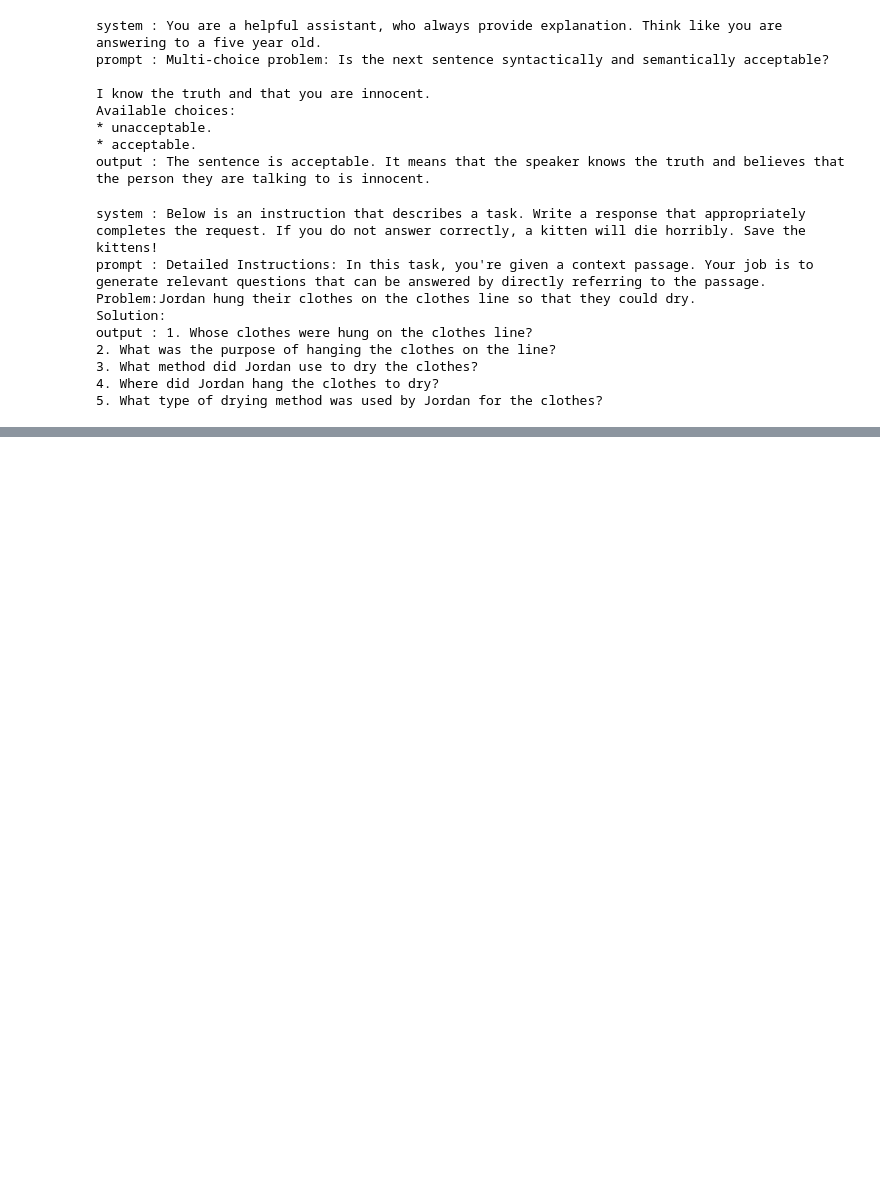
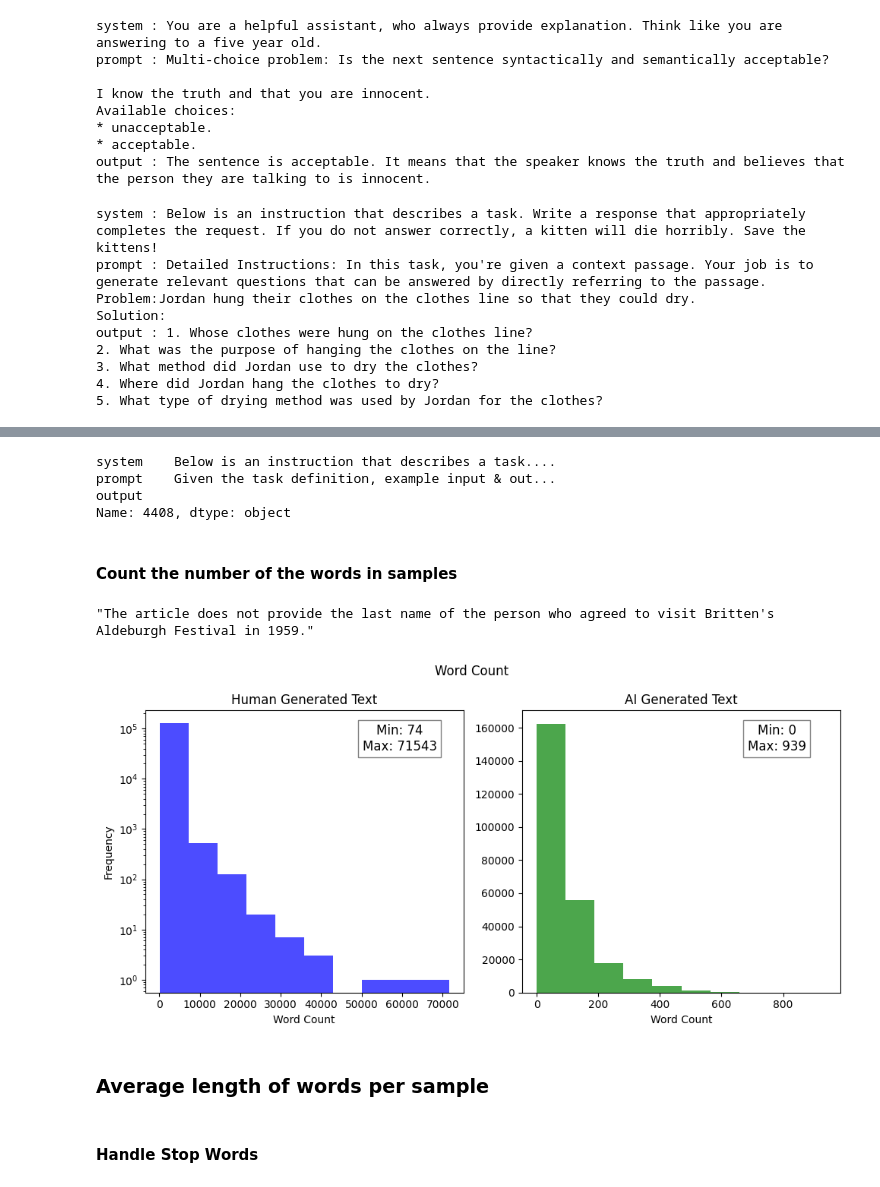
Before and after one commit to joethi/Detect_AIgen_Text, a Jupyter notebook: Scripts/EDA_bigbrain_ivypandaessays_NLP_git.ipynb, the cells around one changed output, grey strips where cells are left out. Drawn from its saved outputs; the diff is of its cells as text; code cells hidden in the pictures; blank space fills up the shorter version.

```diff
--- a/Scripts/EDA_bigbrain_ivypandaessays_NLP_git.ipynb
+++ b/Scripts/EDA_bigbrain_ivypandaessays_NLP_git.ipynb
@@ -202,0 +336,74 @@ Time to load data: 0.2512 seconds
+# %%
+#Checking the null values in AI prompts:
+ind_zer = [i for i,x in enumerate(chr_len_AI) if chr_len_AI[i]==0]
+ind_zer
+
+len(df_AI_pcs['output'][4408])
+print(df_AI_pcs['output'][4408])
+
+df_AI.iloc[4408]['prompt']
+df_AI.iloc[4408]
+# %% [output]
+system    Below is an instruction that describes a task....
+prompt    Given the task definition, example input & out...
+output
+Name: 4408, dtype: object
+# %% [markdown]
+#### Count the number of the words in samples
+# %%
+num_wrds_hmn = df_human_pcs['TEXT'].str.split().map(lambda x: len(x))
+num_wrds_AI = df_AI_pcs['output'].str.split().map(lambda x: len(x))
+# %%
+num_wrds_hmn.head()
+num_wrds_AI.head()
+len(num_wrds_AI)
+len(num_wrds_hmn)
+df_AI_pcs['output'][4]
+# num_wrds_AI.head()
+# %% [output]
+"The article does not provide the last name of the person who agreed to visit Britten's Aldeburgh Festival in 1959."
+# %%
+# len(num_wrds_hmn.tolist())
+# human_word_count = num_wrds_hmn.tolist()
+# ai_word_count = num_wrds_AI.tolist()
+human_word_count = num_wrds_hmn
+ai_word_count = num_wrds_AI
+# %%
+mn_wct_hmn = min(human_word_count)
+mx_wct_hmn = max(human_word_count)
+mn_wct_AI = min(ai_word_count)
+mx_wct_AI = max(ai_word_count)
+
+# Create subplots
+fig, (ax1, ax2) = plt.subplots(1, 2, figsize=(10, 5))
+
+# Plot histograms
+ax1.hist(human_word_count, bins=10, color='blue', alpha=0.7)
+ax2.hist(ai_word_count, bins=10, color='green', alpha=0.7)
+
+# Set titles
+ax1.set_title('Human Generated Text')
+ax2.set_title('AI Generated Text')
+
+# Set labels
+ax1.set_xlabel('Word Count')
+ax1.set_ylabel('Frequency')
+ax2.set_xlabel('Word Count')
+# ax2.set_ylabel('Frequency')
+
+# Annotate human word count
+ax1.text(0.8, 0.9, f'Min: {mn_wct_hmn}\nMax: {mx_wct_hmn}', horizontalalignment='center',
+         verticalalignment='center', transform=ax1.transAxes, fontsize=12, color='black',bbox=dict(facecolor='white', alpha=0.5))
+
+# # Annotate AI word count
+ax2.text(0.8, 0.9, f'Min: {mn_wct_AI}\nMax: {mx_wct_AI}', horizontalalignment='center',
+         verticalalignment='center', transform=ax2.transAxes, fontsize=12, color='black',bbox=dict(facecolor='white', alpha=0.5))
+
+ax1.set_yscale('log')
+plt.suptitle('Word Count')
+plt.tight_layout()
+plt.show()
+# %% [output]
+[figure, added]
+# %% [markdown]
+### Average length of words per sample
@@ -202,0 +418,2 @@ Time to load data: 0.2512 seconds
+# %% [markdown]
+#### Handle Stop Words
```
Also changed, not shown: parts of 49 cells of this notebook.
